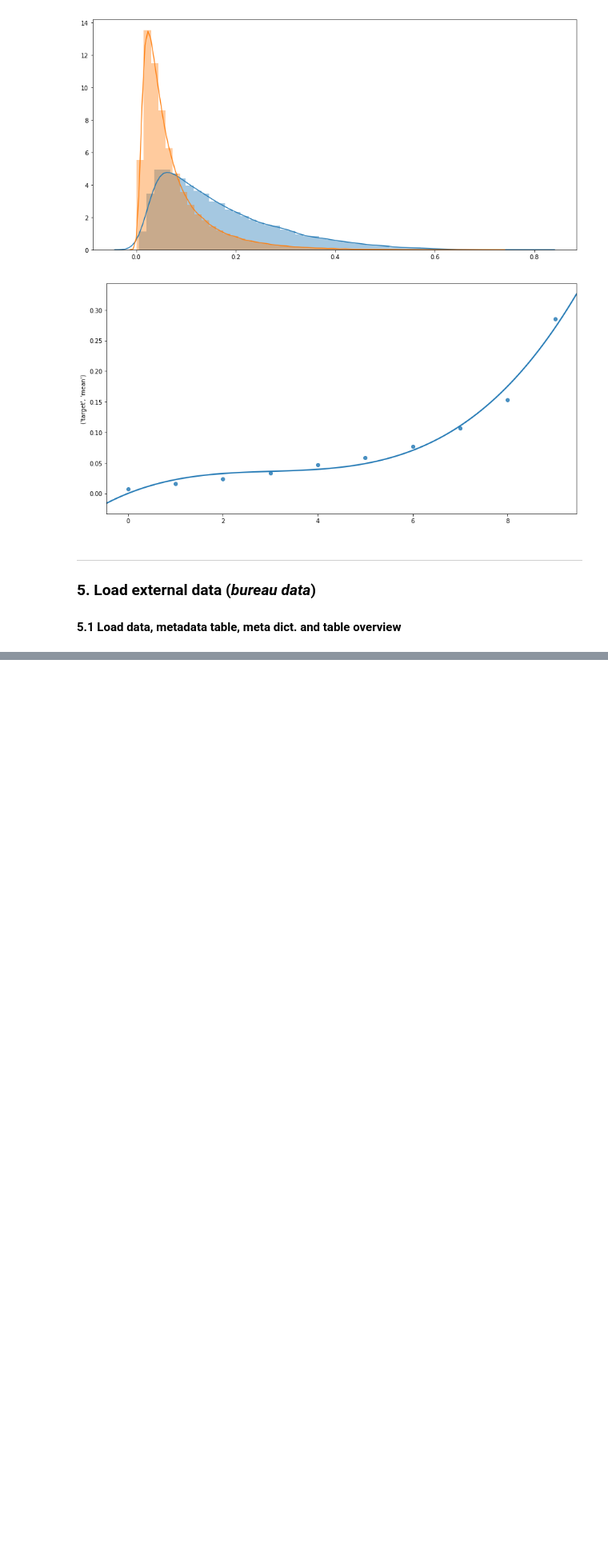
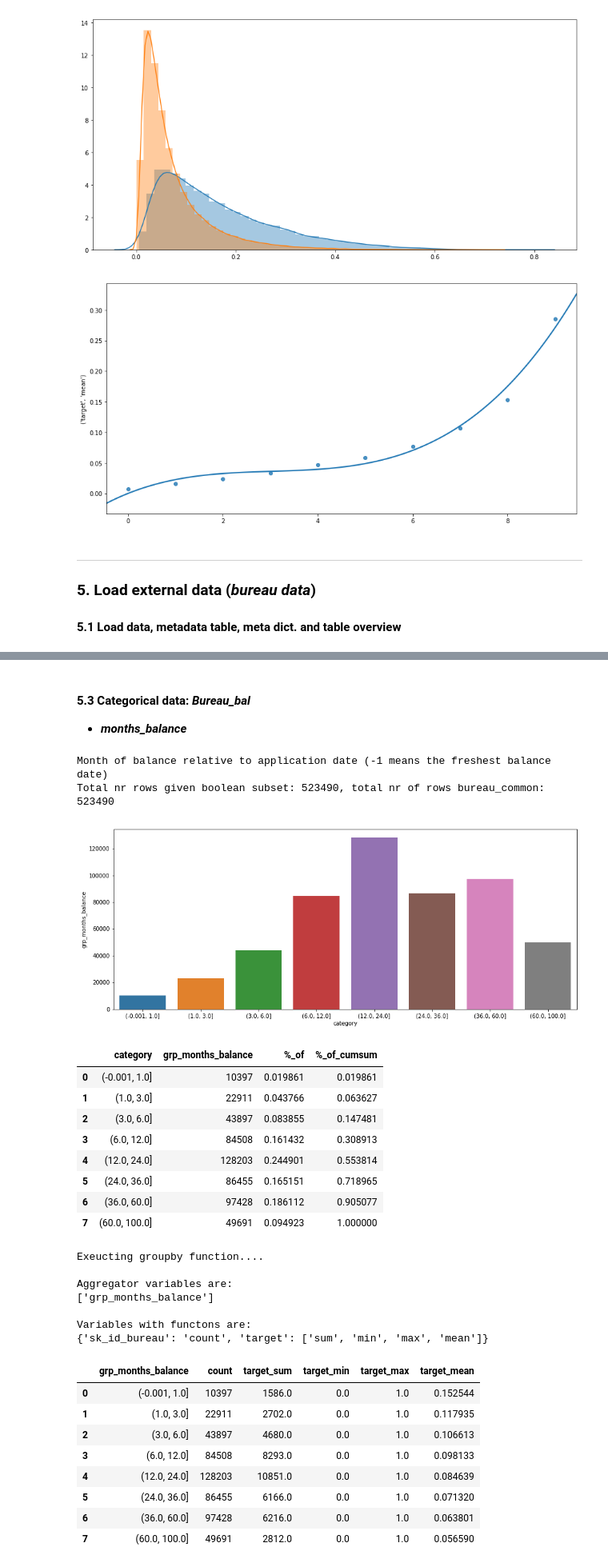
Before and after one commit to one800hotline/Kaggle, a Jupyter notebook: Credit Default/Credit Default v1.ipynb, the cells around one changed output, grey strips where cells are left out. Shown at 80% size. Cells and saved outputs as stored; diff of their text form; code cells hidden in the pictures; blank space fills up the shorter version.

Commit message:
Extended data pipe for Bureau data

```diff
--- a/Credit Default/Credit Default v1.ipynb
+++ b/Credit Default/Credit Default v1.ipynb
@@ -1400,10 +1400,10 @@ tick=time.time()
 df_overv_disc_int, df_overv_obj=cstr.f_table_overv(True, df_trf_application_sub[list_col_int+['name_family_status']], ['None'])
 
 # Add control metadata
-def f_meta_df_over_disc_int(exec_f, indata, indata_main):
+def f_meta_df_over_disc_int(exec_f, indata, indata_meta):
     if exec_f:
-        df_temp_meta=indata.copy()
-        df_temp=indata_main.copy()
+        df_temp_meta=indata_meta.copy()
+        df_temp=indata.copy()
 
         #-----------------
         # Rename columns
@@ -1463,7 +1463,7 @@ def f_meta_df_over_disc_int(exec_f, indata, indata_main):
         print ("No metadata changes to metadata overview table for discrete integer columns, ending...")
         return indata
 
-df_overv_disc_int=f_meta_df_over_disc_int(True, df_overv_disc_int, df_trf_application_sub)
+df_overv_disc_int=f_meta_df_over_disc_int(True, df_trf_application_sub,df_overv_disc_int)
 
 print ("Total elapsed time: {}s".format(round(time.time()-tick,2)))
 
@@ -2045,10 +2045,10 @@ tick=time.time()
 df_overv_cont, df_over_oth=cstr.f_table_overv(True, df_trf_applications_sub_v2[list_col_float+['name_contract_type']],['None'])
 
 # Add control metadata
-def f_meta_df_overv_float(exec_f, indata, indata_main):
+def f_meta_df_overv_float(exec_f, indata, indata_meta):
     if exec_f:
-        df_temp_meta=indata.copy()
-        df_temp=indata_main.copy()
+        df_temp_meta=indata_meta.copy()
+        df_temp=indata.copy()
 
         #-----------------
         # Rename columns
@@ -2098,7 +2098,7 @@ def f_meta_df_overv_float(exec_f, indata, indata_main):
         return indata
 
 # call function
-df_overv_cont=f_meta_df_overv_float(True, df_overv_cont, df_trf_applications_sub_v2)
+df_overv_cont=f_meta_df_overv_float(True, df_trf_applications_sub_v2,df_overv_cont)
 
 print ("Total elapsed time: {}s".format(round(time.time()-tick,2)))
 
@@ -2341,12 +2341,12 @@ def f_est_imp_model_ext_src(exec_f, indata, indata_meta, str_ext_src='3',re_esti
     else:
         print ("No execution of algo for impute of data variable external_source_{}, ending....".format(str_ext_src))
 # %%
-def f_trf_applications_cont(exec_f, indata, indata_main):
+def f_trf_applications_cont(exec_f, indata, indata_meta):
 
     if exec_f:
 
-        df_temp_meta=indata.copy()
-        df_temp=indata_main.copy()
+        df_temp_meta=indata_meta.copy()
+        df_temp=indata.copy()
 
         #----------------------------------
         # Impute missing value: SCALAR
@@ -2579,7 +2579,7 @@ def f_trf_applications_cont(exec_f, indata, indata_main):
         print ("No transformation of continious data, returning indata. Ending...")
         return indata
 # %%
-df_trf_applications_sub_v3=f_trf_applications_cont(True, df_overv_cont, df_trf_applications_sub_v2)
+df_trf_applications_sub_v3=f_trf_applications_cont(True, df_trf_applications_sub_v2,df_overv_cont)
 # %% [output]
 Imputing column amt_annuity with Mean value
 Imputing column amt_goods_price with Mean value
@@ -3263,0 +3913,51 @@ df_bureau_common_not_app=df_bureau_common[bool_burea_not_app]
+# %% [markdown]
+#### 5.3 Categorical data: *Bureau_bal*
+
+* ***months_balance***
+# %%
+print(f_show_col_desc('months_balance'))
+
+bool_temp=((df_bureau_common['target']!=-1) & (df_bureau_common['months_balance']!=-1))
+df_temp=df_bureau_common[bool_temp][['sk_id_bureau','target', 'months_balance']]
+
+# Groupby to see count of months per bureau id
+df_temp_groupby=df_temp.groupby(['sk_id_bureau', 'target'], as_index=False).count()
+df_temp_groupby['grp_months_balance']=pd.cut(df_temp_groupby['months_balance'], [0,1,3,6,12,24,36,60,100], include_lowest=True)
+
+print ("Total nr rows given boolean subset: {}, total nr of rows bureau_common: {}".format(len(df_temp_groupby), len(df_temp['sk_id_bureau'].drop_duplicates())))
+display(cstr.f_vc_aug(True, df_temp_groupby, 'grp_months_balance'))
+
+# Distribution of target given grp months
+dict_map_func_agg={'sk_id_bureau':'count'
+                  ,'target':['sum', 'min','max','mean']}
+
+display(cstr.f_grpby_aug(True, df_temp_groupby, ['grp_months_balance'], dict_map_func_agg))
+# %% [output]
+Month of balance relative to application date (-1 means the freshest balance date)
+Total nr rows given boolean subset: 523490, total nr of rows bureau_common: 523490
+[figure, added]
+|  | category | grp_months_balance | %_of | %_of_cumsum |
+| 0 | (-0.001, 1.0] | 10397 | 0.019861 | 0.019861 |
+| 1 | (1.0, 3.0] | 22911 | 0.043766 | 0.063627 |
+| 2 | (3.0, 6.0] | 43897 | 0.083855 | 0.147481 |
+| 3 | (6.0, 12.0] | 84508 | 0.161432 | 0.308913 |
+| 4 | (12.0, 24.0] | 128203 | 0.244901 | 0.553814 |
+| 5 | (24.0, 36.0] | 86455 | 0.165151 | 0.718965 |
+| 6 | (36.0, 60.0] | 97428 | 0.186112 | 0.905077 |
+| 7 | (60.0, 100.0] | 49691 | 0.094923 | 1.000000 |
+Exeucting groupby function....
+
+Aggregator variables are:
+['grp_months_balance']
+
+Variables with functons are:
+{'sk_id_bureau': 'count', 'target': ['sum', 'min', 'max', 'mean']}
+|  | grp_months_balance | count | target_sum | target_min | target_max | target_mean |
+| 0 | (-0.001, 1.0] | 10397 | 1586.0 | 0.0 | 1.0 | 0.152544 |
+| 1 | (1.0, 3.0] | 22911 | 2702.0 | 0.0 | 1.0 | 0.117935 |
+| 2 | (3.0, 6.0] | 43897 | 4680.0 | 0.0 | 1.0 | 0.106613 |
+| 3 | (6.0, 12.0] | 84508 | 8293.0 | 0.0 | 1.0 | 0.098133 |
+| 4 | (12.0, 24.0] | 128203 | 10851.0 | 0.0 | 1.0 | 0.084639 |
+| 5 | (24.0, 36.0] | 86455 | 6166.0 | 0.0 | 1.0 | 0.071320 |
+| 6 | (36.0, 60.0] | 97428 | 6216.0 | 0.0 | 1.0 | 0.063801 |
+| 7 | (60.0, 100.0] | 49691 | 2812.0 | 0.0 | 1.0 | 0.056590 |
```
Also changed, not shown: parts of 61 cells of this notebook.
